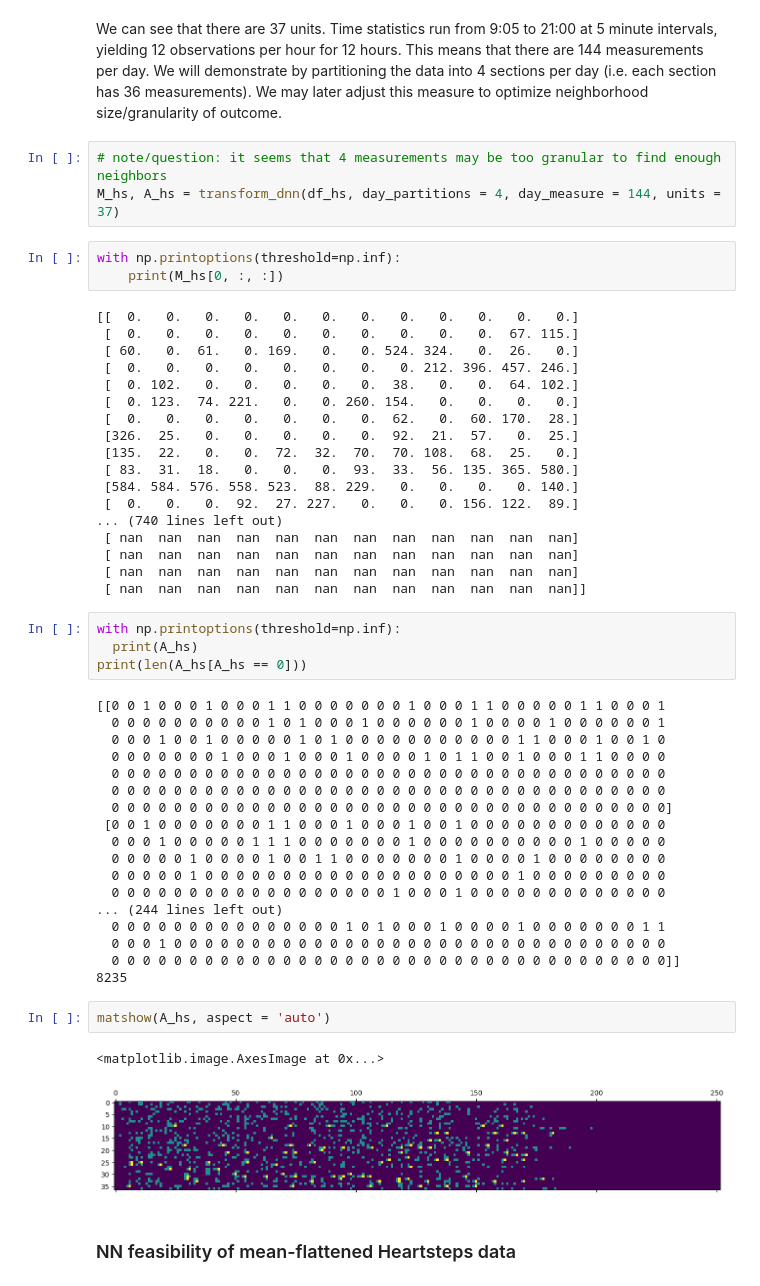
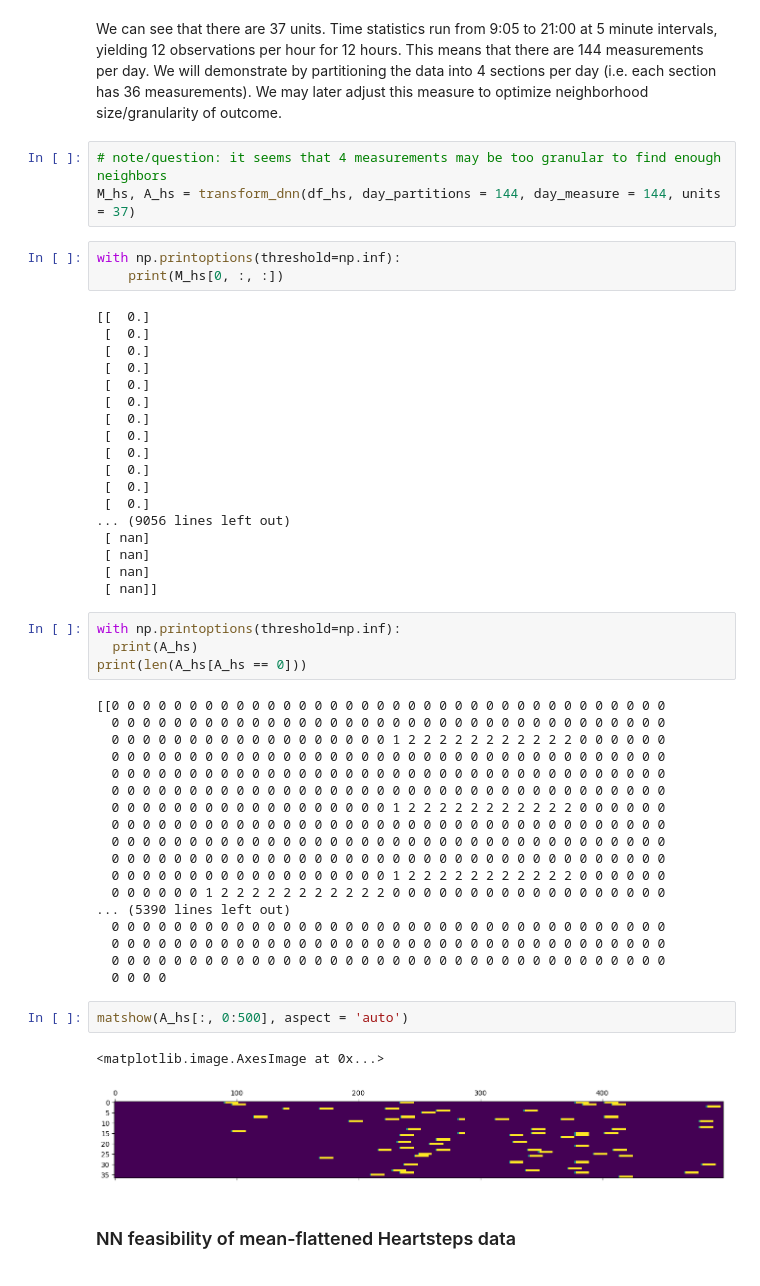
Before and after one commit to calebchin/Heartsteps-DNN, a Jupyter notebook: distributionalnn_heartsteps.ipynb, the cells around one changed output. Drawn from its saved outputs; the diff is of its cells as text.

```diff
--- a/distributionalnn_heartsteps.ipynb
+++ b/distributionalnn_heartsteps.ipynb
@@ -317,55 +317,55 @@ Finally, we test `transform_dnn` on its primary use case, the HeartSteps dataset
 We can see that there are 37 units. Time statistics run from 9:05 to 21:00 at 5 minute intervals, yielding 12 observations per hour for 12 hours. This means that there are 144 measurements per day. We will demonstrate by partitioning the data into 4 sections per day (i.e. each section has 36 measurements). We may later adjust this measure to optimize neighborhood size/granularity of outcome.
 # %%
 # note/question: it seems that 4 measurements may be too granular to find enough neighbors
-M_hs, A_hs = transform_dnn(df_hs, day_partitions = 4, day_measure = 144, units = 37)
+M_hs, A_hs = transform_dnn(df_hs, day_partitions = 144, day_measure = 144, units = 37)
 # %%
 with np.printoptions(threshold=np.inf):
     print(M_hs[0, :, :])
 # %% [output]
-[[  0.   0.   0.   0.   0.   0.   0.   0.   0.   0.   0.   0.]
- [  0.   0.   0.   0.   0.   0.   0.   0.   0.   0.  67. 115.]
- [ 60.   0.  61.   0. 169.   0.   0. 524. 324.   0.  26.   0.]
- [  0.   0.   0.   0.   0.   0.   0.   0. 212. 396. 457. 246.]
- [  0. 102.   0.   0.   0.   0.   0.  38.   0.   0.  64. 102.]
- [  0. 123.  74. 221.   0.   0. 260. 154.   0.   0.   0.   0.]
- [  0.   0.   0.   0.   0.   0.   0.  62.   0.  60. 170.  28.]
- [326.  25.   0.   0.   0.   0.   0.  92.  21.  57.   0.  25.]
- [135.  22.   0.   0.  72.  32.  70.  70. 108.  68.  25.   0.]
- [ 83.  31.  18.   0.   0.   0.  93.  33.  56. 135. 365. 580.]
- [584. 584. 576. 558. 523.  88. 229.   0.   0.   0.   0. 140.]
- [  0.   0.   0.  92.  27. 227.   0.   0.   0. 156. 122.  89.]
-... (740 lines left out)
- [ nan  nan  nan  nan  nan  nan  nan  nan  nan  nan  nan  nan]
- [ nan  nan  nan  nan  nan  nan  nan  nan  nan  nan  nan  nan]
- [ nan  nan  nan  nan  nan  nan  nan  nan  nan  nan  nan  nan]
- [ nan  nan  nan  nan  nan  nan  nan  nan  nan  nan  nan  nan]]
+[[  0.]
+ [  0.]
+ [  0.]
+ [  0.]
+ [  0.]
+ [  0.]
+ [  0.]
+ [  0.]
+ [  0.]
+ [  0.]
+ [  0.]
+ [  0.]
+... (9056 lines left out)
+ [ nan]
+ [ nan]
+ [ nan]
+ [ nan]]
 # %%
 with np.printoptions(threshold=np.inf):
   print(A_hs)
 print(len(A_hs[A_hs == 0]))
 # %% [output]
-[[0 0 1 0 0 0 1 0 0 0 1 1 0 0 0 0 0 0 0 1 0 0 0 1 1 0 0 0 0 0 1 1 0 0 0 1
-  0 0 0 0 0 0 0 0 0 0 1 0 1 0 0 0 1 0 0 0 0 0 0 1 0 0 0 0 1 0 0 0 0 0 0 1
-  0 0 0 1 0 0 1 0 0 0 0 0 1 0 1 0 0 0 0 0 0 0 0 0 0 0 1 1 0 0 0 1 0 0 1 0
-  0 0 0 0 0 0 0 1 0 0 0 1 0 0 0 1 0 0 0 0 1 0 1 1 0 0 1 0 0 0 1 1 0 0 0 0
+[[0 0 0 0 0 0 0 0 0 0 0 0 0 0 0 0 0 0 0 0 0 0 0 0 0 0 0 0 0 0 0 0 0 0 0 0
+  0 0 0 0 0 0 0 0 0 0 0 0 0 0 0 0 0 0 0 0 0 0 0 0 0 0 0 0 0 0 0 0 0 0 0 0
+  0 0 0 0 0 0 0 0 0 0 0 0 0 0 0 0 0 0 1 2 2 2 2 2 2 2 2 2 2 2 0 0 0 0 0 0
   0 0 0 0 0 0 0 0 0 0 0 0 0 0 0 0 0 0 0 0 0 0 0 0 0 0 0 0 0 0 0 0 0 0 0 0
   0 0 0 0 0 0 0 0 0 0 0 0 0 0 0 0 0 0 0 0 0 0 0 0 0 0 0 0 0 0 0 0 0 0 0 0
-  0 0 0 0 0 0 0 0 0 0 0 0 0 0 0 0 0 0 0 0 0 0 0 0 0 0 0 0 0 0 0 0 0 0 0 0]
- [0 0 1 0 0 0 0 0 0 0 1 1 0 0 0 1 0 0 0 1 0 0 1 0 0 0 0 0 0 0 0 0 0 0 0 0
-  0 0 0 1 0 0 0 0 0 1 1 1 0 0 0 0 0 0 0 1 0 0 0 0 0 0 0 0 0 0 1 0 0 0 0 0
-  0 0 0 0 0 1 0 0 0 0 1 0 0 1 1 0 0 0 0 0 0 0 1 0 0 0 0 1 0 0 0 0 0 0 0 0
-  0 0 0 0 0 1 0 0 0 0 0 0 0 0 0 0 0 0 0 0 0 0 0 0 0 0 1 0 0 0 0 0 0 0 0 0
-  0 0 0 0 0 0 0 0 0 0 0 0 0 0 0 0 0 0 1 0 0 0 1 0 0 0 0 0 0 0 0 0 0 0 0 0
-... (244 lines left out)
-  0 0 0 0 0 0 0 0 0 0 0 0 0 0 0 1 0 1 0 0 0 1 0 0 0 0 1 0 0 0 0 0 0 0 1 1
-  0 0 0 1 0 0 0 0 0 0 0 0 0 0 0 0 0 0 0 0 0 0 0 0 0 0 0 0 0 0 0 0 0 0 0 0
-  0 0 0 0 0 0 0 0 0 0 0 0 0 0 0 0 0 0 0 0 0 0 0 0 0 0 0 0 0 0 0 0 0 0 0 0]]
-8235
+  0 0 0 0 0 0 0 0 0 0 0 0 0 0 0 0 0 0 0 0 0 0 0 0 0 0 0 0 0 0 0 0 0 0 0 0
+  0 0 0 0 0 0 0 0 0 0 0 0 0 0 0 0 0 0 1 2 2 2 2 2 2 2 2 2 2 2 0 0 0 0 0 0
+  0 0 0 0 0 0 0 0 0 0 0 0 0 0 0 0 0 0 0 0 0 0 0 0 0 0 0 0 0 0 0 0 0 0 0 0
+  0 0 0 0 0 0 0 0 0 0 0 0 0 0 0 0 0 0 0 0 0 0 0 0 0 0 0 0 0 0 0 0 0 0 0 0
+  0 0 0 0 0 0 0 0 0 0 0 0 0 0 0 0 0 0 0 0 0 0 0 0 0 0 0 0 0 0 0 0 0 0 0 0
+  0 0 0 0 0 0 0 0 0 0 0 0 0 0 0 0 0 0 1 2 2 2 2 2 2 2 2 2 2 2 0 0 0 0 0 0
+  0 0 0 0 0 0 1 2 2 2 2 2 2 2 2 2 2 2 0 0 0 0 0 0 0 0 0 0 0 0 0 0 0 0 0 0
+... (5390 lines left out)
+  0 0 0 0 0 0 0 0 0 0 0 0 0 0 0 0 0 0 0 0 0 0 0 0 0 0 0 0 0 0 0 0 0 0 0 0
+  0 0 0 0 0 0 0 0 0 0 0 0 0 0 0 0 0 0 0 0 0 0 0 0 0 0 0 0 0 0 0 0 0 0 0 0
+  0 0 0 0 0 0 0 0 0 0 0 0 0 0 0 0 0 0 0 0 0 0 0 0 0 0 0 0 0 0 0 0 0 0 0 0
+  0 0 0 0
 # %%
-matshow(A_hs, aspect = 'auto')
+matshow(A_hs[:, 0:500], aspect = 'auto')
 # %% [output]
 <matplotlib.image.AxesImage at 0x...>
-[figure, old version]
+[figure, new version]
 # %% [markdown]
 ### NN feasibility of mean-flattened Heartsteps data
 # %% [markdown]
```
Also changed, not shown: parts of 8 cells of this notebook.
